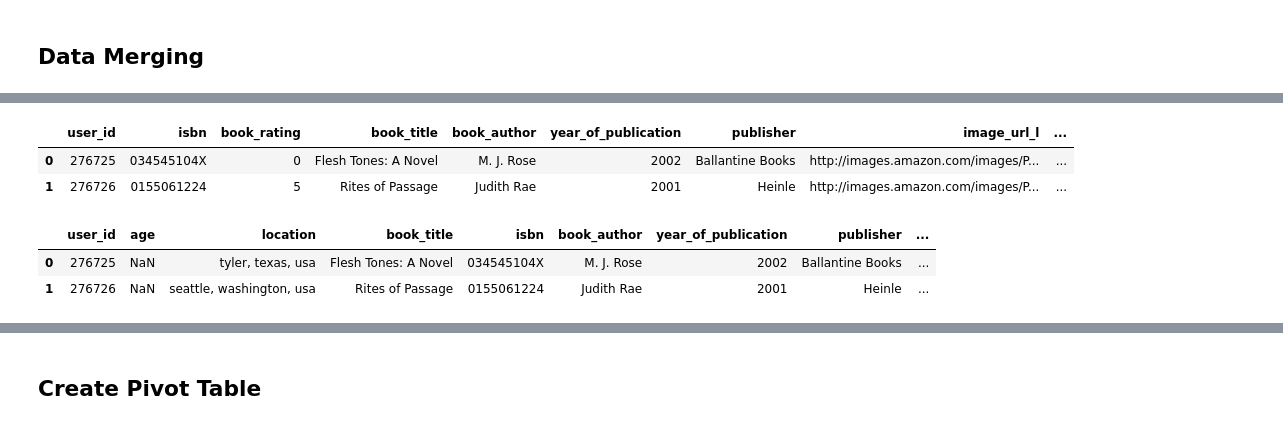
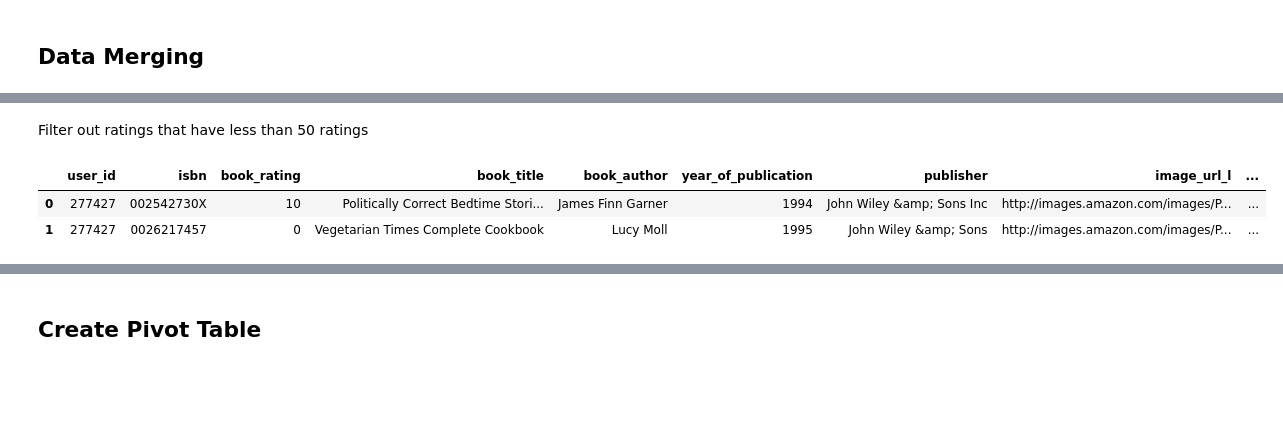
Before and after one commit to FreshPrinceofQueens/book_recommender, a Jupyter notebook: Src/Books_Recommender.ipynb, the cells around one changed output, grey strips where cells are left out. Drawn from its saved outputs; the diff is of its cells as text; code cells hidden in the pictures; blank space fills up the shorter version.

```diff
--- a/Src/Books_Recommender.ipynb
+++ b/Src/Books_Recommender.ipynb
@@ -243,4 +278,4 @@ relevant_reviews = ratings[ratings['user_id'].isin(relevant_users.index)]
 # %% [markdown]
 ## Data Merging
 # %%
-master_table = ratings.merge(books, how='left', on='isbn').merge(users, how='left', on='user_id')
+ratings_with_books = ratings.merge(books, on='isbn')
@@ -246,0 +295,4 @@ master_table = ratings.merge(books, how='left', on='isbn').merge(users, how='lef
+# %%
+num_rating = ratings_with_books.groupby('book_title')['book_rating'].count().reset_index()
+# %%
+num_rating.rename(columns={"book_rating": "num_of_rating"}, inplace=True)
@@ -247,6 +308,10 @@ master_table = ratings.merge(books, how='left', on='isbn').merge(users, how='lef
+# %% [markdown]
+Filter out ratings that have less than 50 ratings
+# %%
+final = ratings_with_books.merge(num_rating, on='book_title')
 # %%
-master_table.head(2)
+final.head(2)
 # %% [output]
 |  | user_id | isbn | book_rating | book_title | book_author | year_of_publication | publisher | image_url_l | ... |
-| 0 | 276725 | 034545104X | 0 | Flesh Tones: A Novel | M. J. Rose | 2002 | Ballantine Books | http://images.amazon.com/images/P... | ... |
-| 1 | 276726 | 0155061224 | 5 | Rites of Passage | Judith Rae | 2001 | Heinle | http://images.amazon.com/images/P... | ... |
+| 0 | 277427 | 002542730X | 10 | Politically Correct Bedtime Stori... | James Finn Garner | 1994 | John Wiley &amp; Sons Inc | http://images.amazon.com/images/P... | ... |
+| 1 | 277427 | 0026217457 | 0 | Vegetarian Times Complete Cookbook | Lucy Moll | 1995 | John Wiley &amp; Sons | http://images.amazon.com/images/P... | ... |
@@ -255,6 +317,0 @@ master_table = master_table[['user_id', 'age', 'location' ,'book_title', 'isbn',
-# %%
-master_table.head(2)
-# %% [output]
-|  | user_id | age | location | book_title | isbn | book_author | year_of_publication | publisher | ... |
-| 0 | 276725 | NaN | tyler, texas, usa | Flesh Tones: A Novel | 034545104X | M. J. Rose | 2002 | Ballantine Books | ... |
-| 1 | 276726 | NaN | seattle, washington, usa | Rites of Passage | 0155061224 | Judith Rae | 2001 | Heinle | ... |
```
Also changed, not shown: parts of 23 cells of this notebook.
